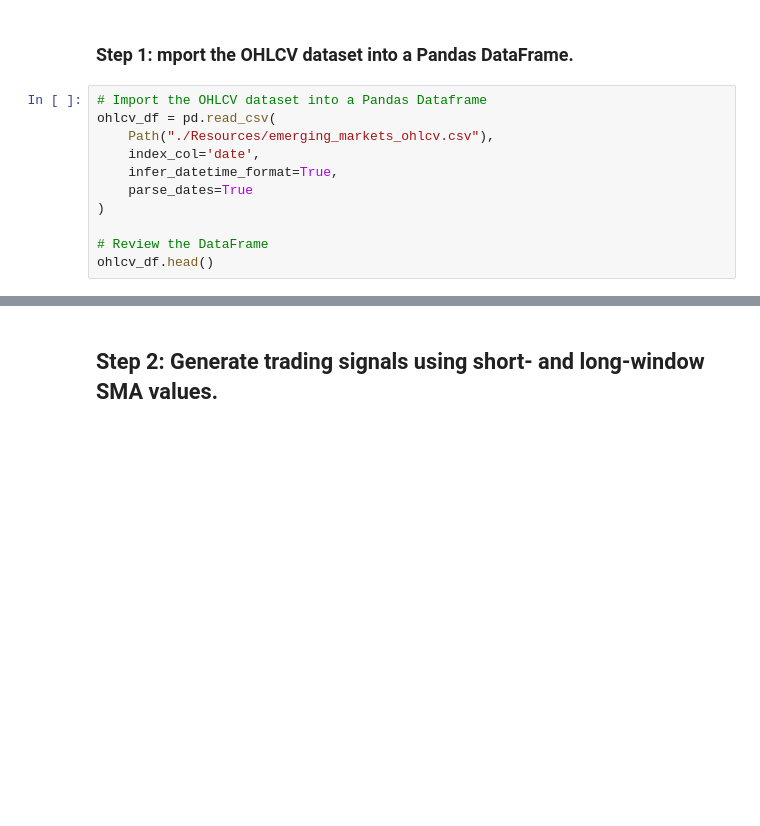
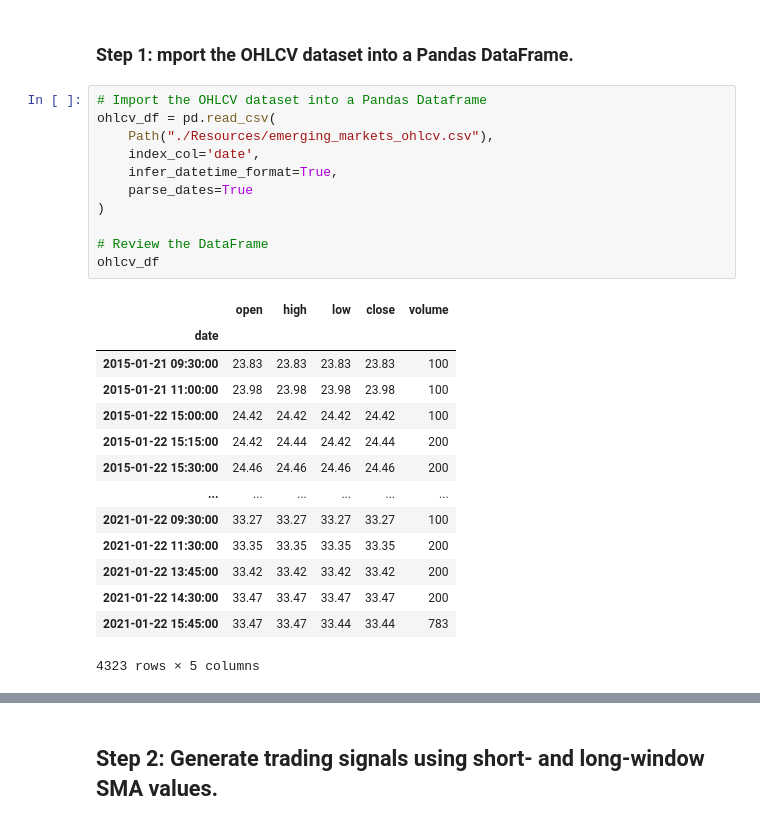
Before and after one commit to cannabbeers/14_algorithmic_trading, a Jupyter notebook: machine_learning_trading_bot.ipynb, the cells around one changed output, grey strips where cells are left out. Cells and saved outputs as stored; diff of their text form; blank space fills up the shorter version.

```diff
--- a/machine_learning_trading_bot.ipynb
+++ b/machine_learning_trading_bot.ipynb
@@ -99,14 +119,29 @@ Open the Jupyter notebook. Restart the kernel, run the provided cells that corre
 # %%
 # Import the OHLCV dataset into a Pandas Dataframe
 ohlcv_df = pd.read_csv(
     Path("./Resources/emerging_markets_ohlcv.csv"),
     index_col='date',
     infer_datetime_format=True,
     parse_dates=True
 )
 
 # Review the DataFrame
-ohlcv_df.head()
+ohlcv_df
+# %% [output]
+|  | open | high | low | close | volume |
+| date |  |  |  |  |  |
+| 2015-01-21 09:30:00 | 23.83 | 23.83 | 23.83 | 23.83 | 100 |
+| 2015-01-21 11:00:00 | 23.98 | 23.98 | 23.98 | 23.98 | 100 |
+| 2015-01-22 15:00:00 | 24.42 | 24.42 | 24.42 | 24.42 | 100 |
+| 2015-01-22 15:15:00 | 24.42 | 24.44 | 24.42 | 24.44 | 200 |
+| 2015-01-22 15:30:00 | 24.46 | 24.46 | 24.46 | 24.46 | 200 |
+| ... | ... | ... | ... | ... | ... |
+| 2021-01-22 09:30:00 | 33.27 | 33.27 | 33.27 | 33.27 | 100 |
+| 2021-01-22 11:30:00 | 33.35 | 33.35 | 33.35 | 33.35 | 200 |
+| 2021-01-22 13:45:00 | 33.42 | 33.42 | 33.42 | 33.42 | 200 |
+| 2021-01-22 14:30:00 | 33.47 | 33.47 | 33.47 | 33.47 | 200 |
+| 2021-01-22 15:45:00 | 33.47 | 33.47 | 33.44 | 33.44 | 783 |
+4323 rows × 5 columns
 # %%
 # Filter the date index and close columns
 signals_df = ohlcv_df.loc[:, ["close"]]
```
Also changed, not shown: parts of 26 cells of this notebook, 3 other files.
